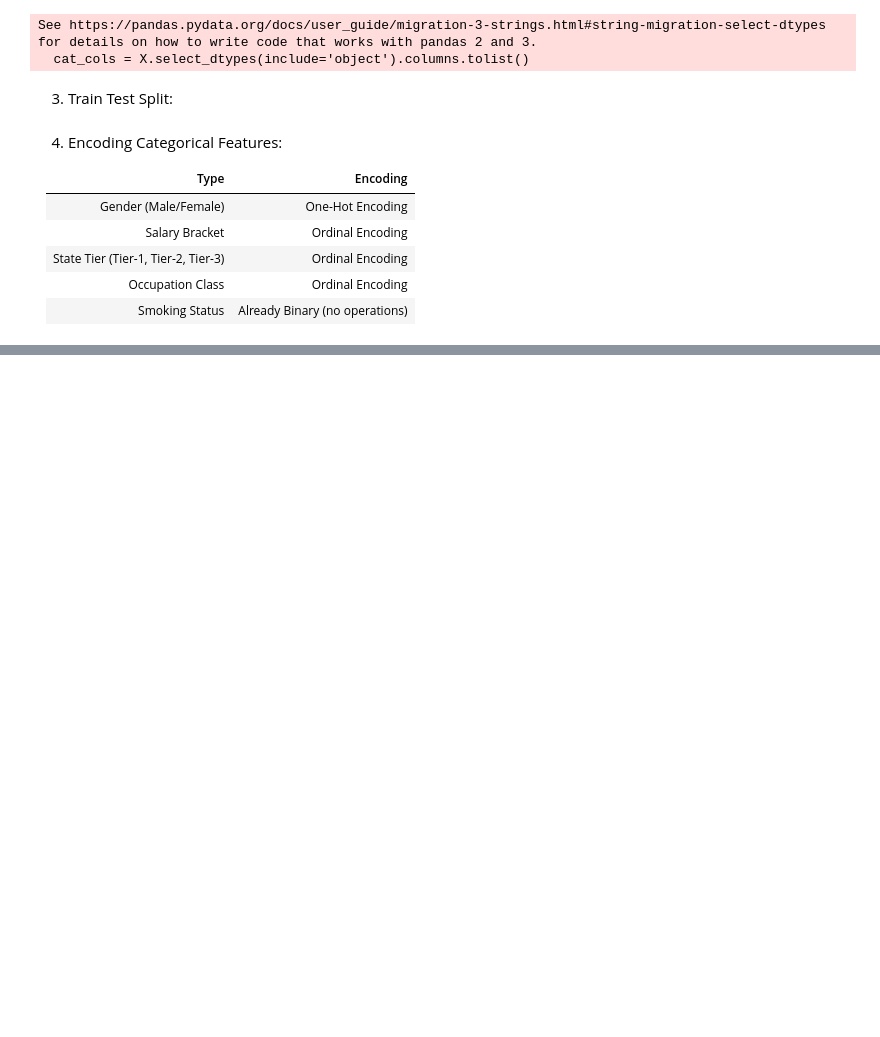
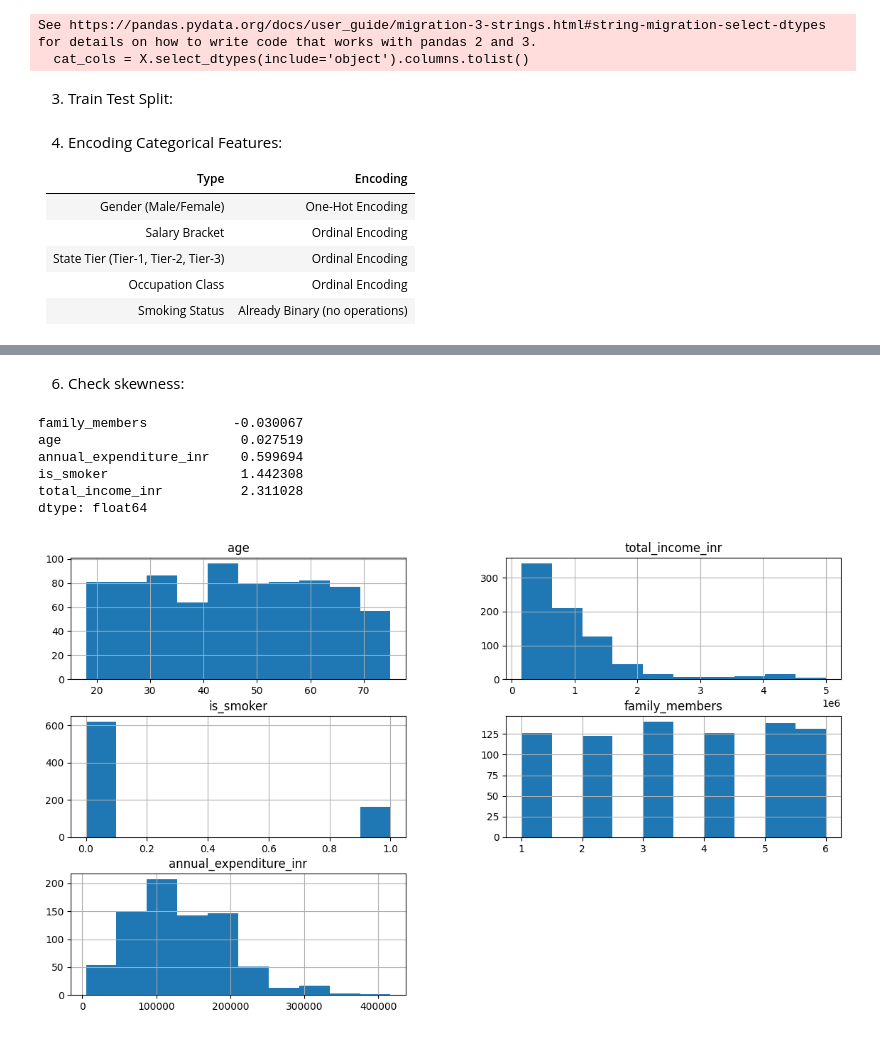
Before and after one commit to Adityam-21/MedicalPlan-Xray, a Jupyter notebook: notebooks/04_feature_engineering.ipynb, the cells around one changed output, grey strips where cells are left out. Cells and saved outputs as stored; diff of their text form; code cells hidden in the pictures; blank space fills up the shorter version.

```diff
--- a/notebooks/04_feature_engineering.ipynb
+++ b/notebooks/04_feature_engineering.ipynb
@@ -60,0 +72,16 @@ X_train, X_test, y_train, y_test = train_test_split(
+# %% [markdown]
+6. Check skewness:
+# %%
+X_train[num_cols].skew().sort_values()
+# %% [output]
+family_members           -0.030067
+age                       0.027519
+annual_expenditure_inr    0.599694
+is_smoker                 1.442308
+total_income_inr          2.311028
+dtype: float64
+# %%
+X_train[num_cols].hist(figsize=(14,8))
+plt.show()
+# %% [output]
+[figure, added]
```
Also changed, not shown: parts of 25 cells of this notebook, 1 other file.
